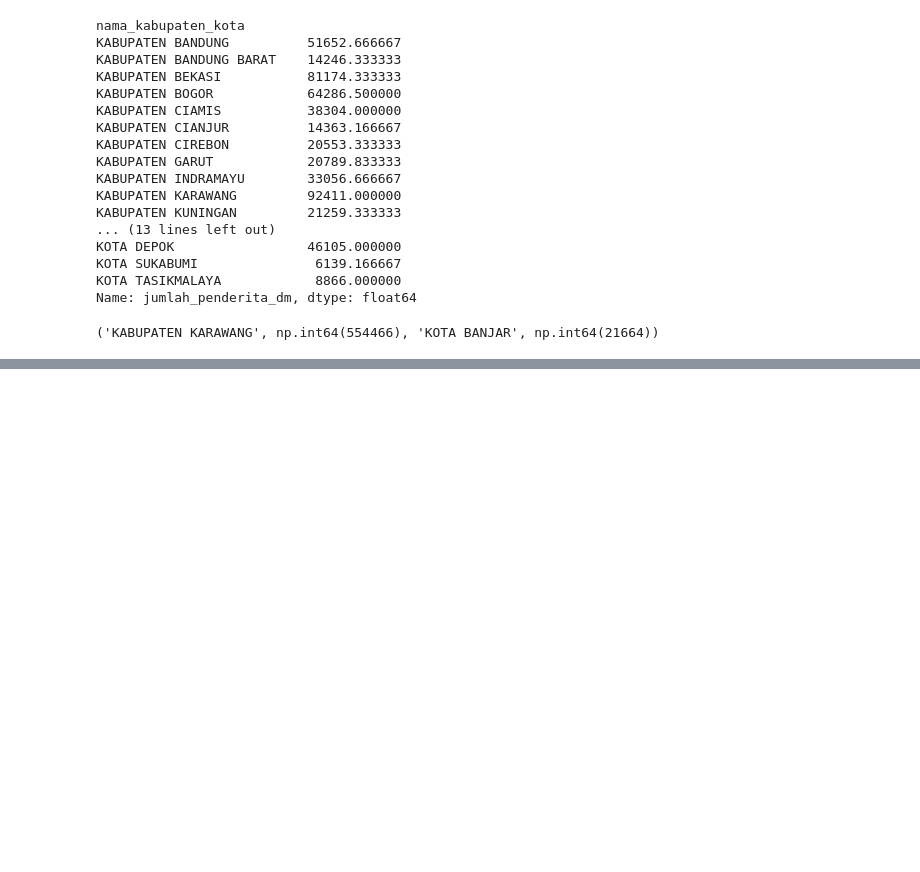
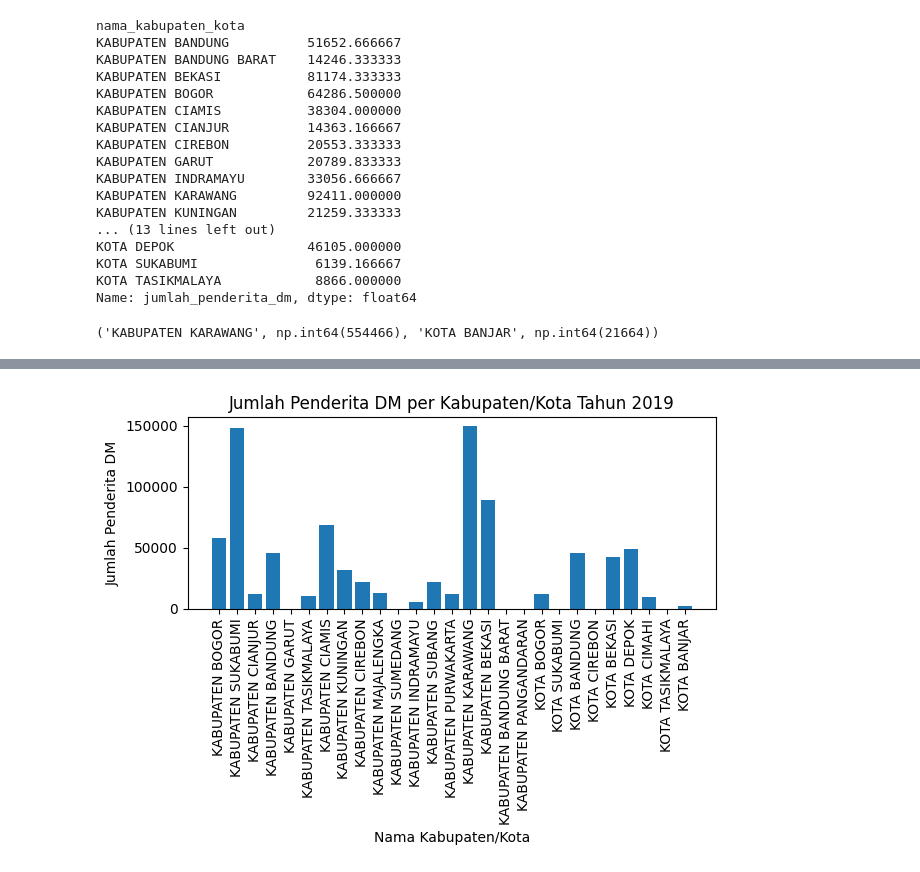
Before and after one commit to mr-kar/klmpk_pemdas, a Jupyter notebook: tugas.ipynb, the cells around one changed output, grey strips where cells are left out. Cells and saved outputs as stored; diff of their text form; code cells hidden in the pictures; blank space fills up the shorter version.

```diff
--- a/tugas.ipynb
+++ b/tugas.ipynb
@@ -232,3 +232,12 @@ nilai_terendah = total_per_kab.min()
 kab_tertinggi, nilai_tertinggi, kab_terendah, nilai_terendah
 # %% [output]
 ('KABUPATEN KARAWANG', np.int64(554466), 'KOTA BANJAR', np.int64(21664))
+# %%
+df['kategori_dm'] = pd.cut(
+    df['jumlah_penderita_dm'],
+    bins=[0, 50000, 100000, float('inf')],
+    labels=['Rendah', 'Sedang', 'Tinggi'],
+    right=False
+)
+
+df[['jumlah_penderita_dm', 'kategori_dm']].head()
@@ -234,0 +251,7 @@ kab_tertinggi, nilai_tertinggi, kab_terendah, nilai_terendah
+# %%
+df['persentase_tahun'] = (
+    df['jumlah_penderita_dm'] /
+    df.groupby('tahun')['jumlah_penderita_dm'].transform('sum')
+) * 100
+
+df[['nama_kabupaten_kota', 'tahun', 'persentase_tahun']].head()
@@ -234,0 +280,15 @@ kab_tertinggi, nilai_tertinggi, kab_terendah, nilai_terendah
+# %%
+import matplotlib.pyplot as plt
+
+df_2019 = df[df['tahun'] == 2019]
+
+plt.figure()
+plt.bar(df_2019['nama_kabupaten_kota'], df_2019['jumlah_penderita_dm'])
+plt.xticks(rotation=90)
+plt.xlabel('Nama Kabupaten/Kota')
+plt.ylabel('Jumlah Penderita DM')
+plt.title('Jumlah Penderita DM per Kabupaten/Kota Tahun 2019')
+plt.tight_layout()
+plt.show()
+# %% [output]
+[figure, added]
```
Also changed, not shown: parts of 8 cells of this notebook.
